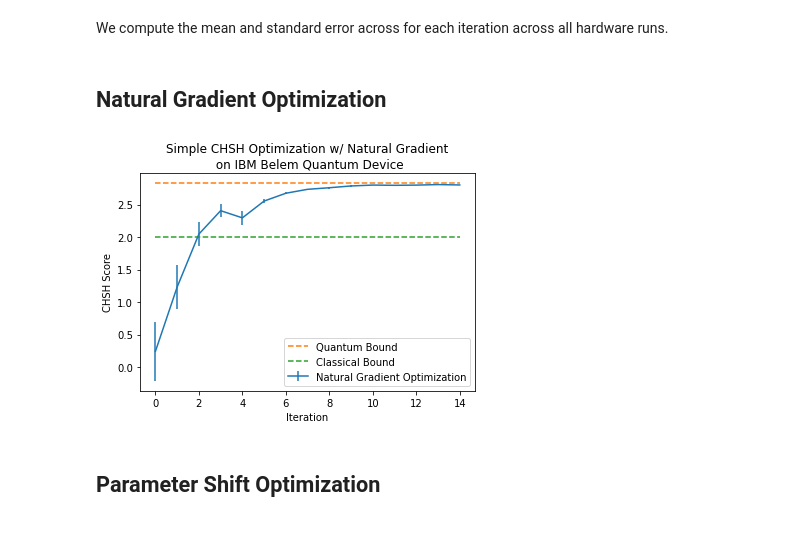
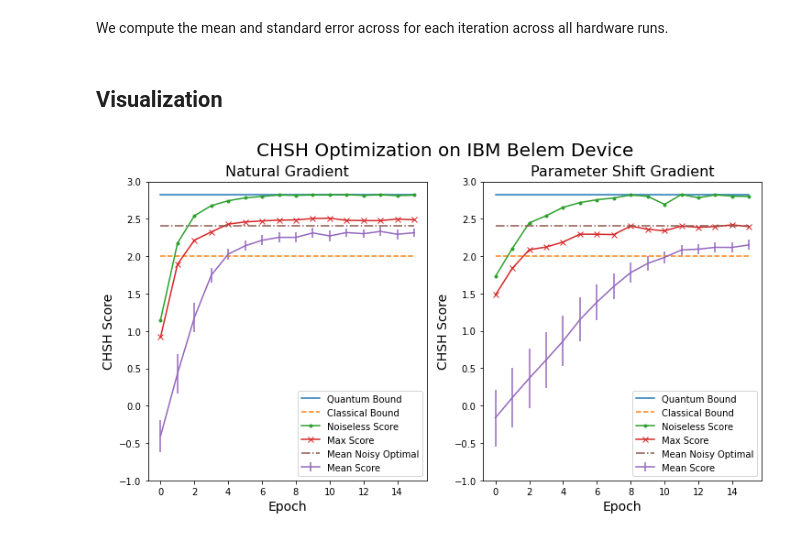
Before and after one commit to ChitambarLab/qNetVO, a Jupyter notebook: notebook/chsh_demos_ibm_hardware/optimization_of_quantum_violation.ipynb, the cells around one changed output. Drawn from its saved outputs; the diff is of its cells as text; code cells hidden in the pictures.

Commit message:
adding chsh hardware runs

```diff
--- a/notebook/chsh_demos_ibm_hardware/optimization_of_quantum_violation.ipynb
+++ b/notebook/chsh_demos_ibm_hardware/optimization_of_quantum_violation.ipynb
@@ -37,17 +56,69 @@ def scores_mean_stderr(opt_dicts):
+# %%
+prep_nodes = [QNopt.PrepareNode(1,[0,1],QNopt.ghz_state, 0)]
+meas_nodes = [
+    QNopt.MeasureNode(2, 2, [0], QNopt.local_RY, 1),
+    QNopt.MeasureNode(2, 2, [1], QNopt.local_RY, 1),
+]
+
+chsh_ansatz = QNopt.NetworkAnsatz(prep_nodes, meas_nodes)
+chsh_cost = QNopt.chsh_inequality_cost(chsh_ansatz)
 # %% [markdown]
-## Natural Gradient Optimization
+## Visualization
 # %%
-nat_grad_mean, nat_grad_err = scores_mean_stderr(nat_grad_opt_dicts)
+fig, (ax1, ax2) = plt.subplots(1, 2, figsize=(12,6))
+yticks = [-1,-.5,0,0.5,1,1.5,2,2.5,3]
 
-plt.errorbar(range(15), nat_grad_mean, nat_grad_err, label="Natural Gradient Optimization")
-plt.plot(range(15), [2*np.sqrt(2)]*15, "--", label="Quantum Bound")
-plt.plot(range(15), [2]*15, "--", label="Classical Bound")
-plt.title("Simple CHSH Optimization w/ Natural Gradient\n on IBM Belem Quantum Device")
-plt.xlabel("Iteration")
-plt.ylabel("CHSH Score")
-plt.legend()
+(
+    nat_grad_max,
+    nat_grad_mean,
+    nat_grad_err,
+    nat_grad_max_settings,
+    nat_grad_mean_theory_score,
+) = scores_mean_stderr(nat_grad_opt_dicts)
+nat_grad_ideal_scores = [
+    -(chsh_cost(nat_grad_max_settings[i])) for i in range(16)
+]
+
+(
+    param_shift_max,
+    param_shift_mean,
+    param_shift_err,
+    param_shift_max_settings,
+    param_shift_mean_theory_score,
+) = scores_mean_stderr(param_shift_opt_dicts)
+param_shift_ideal_scores = [
+    -(chsh_cost(param_shift_max_settings[i])) for i in range(16)
+]
+
+avg_chsh_score = (nat_grad_mean_theory_score + param_shift_mean_theory_score)/2
+
+ax1.plot(range(16), [2*np.sqrt(2)]*16, "-", label="Quantum Bound")
+ax1.plot(range(16), [2]*16, "--", label="Classical Bound")
+ax1.plot(range(16), nat_grad_ideal_scores, marker=".", label="Noiseless Score")
+ax1.plot(range(16), nat_grad_max, marker="x" , label="Max Score")
+ax1.errorbar(range(16), nat_grad_mean, nat_grad_err, label="Mean Score")
+ax1.plot(range(16), [avg_chsh_score]*16, "-.", label="Mean Noisy Optimal")
+
+ax1.set_title("Natural Gradient", size=16)
+ax1.set_xlabel("Epoch", size=14)
+ax1.set_ylabel("CHSH Score", size=14)
+ax1.set_yticks(yticks)
+ax1.legend()
+
+ax2.plot(range(16), [2*np.sqrt(2)]*16, "-", label="Quantum Bound")
+ax2.plot(range(16), [2]*16, "--", label="Classical Bound")
+ax2.plot(range(16), param_shift_ideal_scores, marker=".", label="Noiseless Score")
+ax2.plot(range(16), param_shift_max, marker="x" , label="Max Score")
+ax2.errorbar(range(16), param_shift_mean, param_shift_err, label="Mean Score")
+ax2.plot(range(16), [avg_chsh_score]*16, "-.", label="Mean Noisy Optimal")
+
+ax2.set_title("Parameter Shift Gradient", size=16)
+ax2.set_xlabel("Epoch", size=14)
+ax2.set_ylabel("CHSH Score", size=14)
+ax2.set_yticks(yticks)
+ax2.legend(loc="lower right")
+
+fig.suptitle("CHSH Optimization on IBM Belem Device\n", size=20)
 plt.show()
 # %% [output]
-[figure, old version]
+[figure, new version]
-# %% [markdown]
-## Parameter Shift Optimization
```
Also changed, not shown: parts of 4 cells of this notebook, 12 other files.
